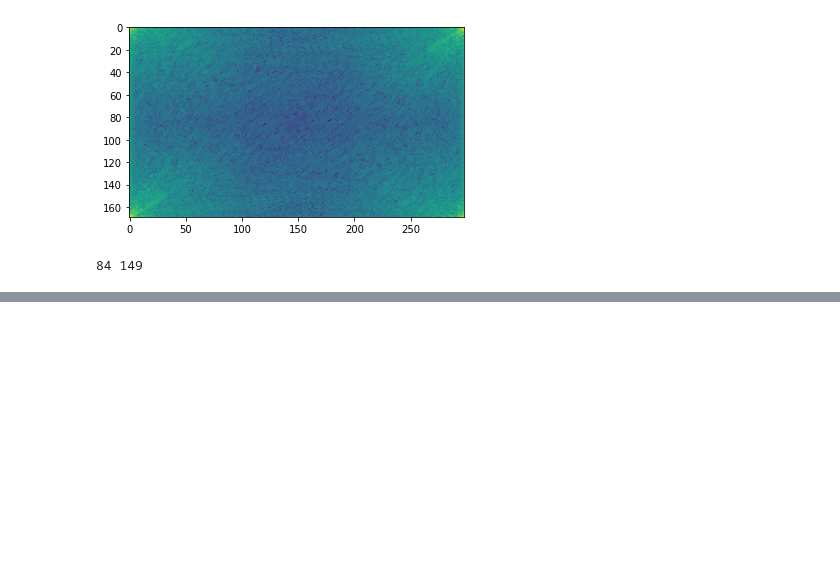
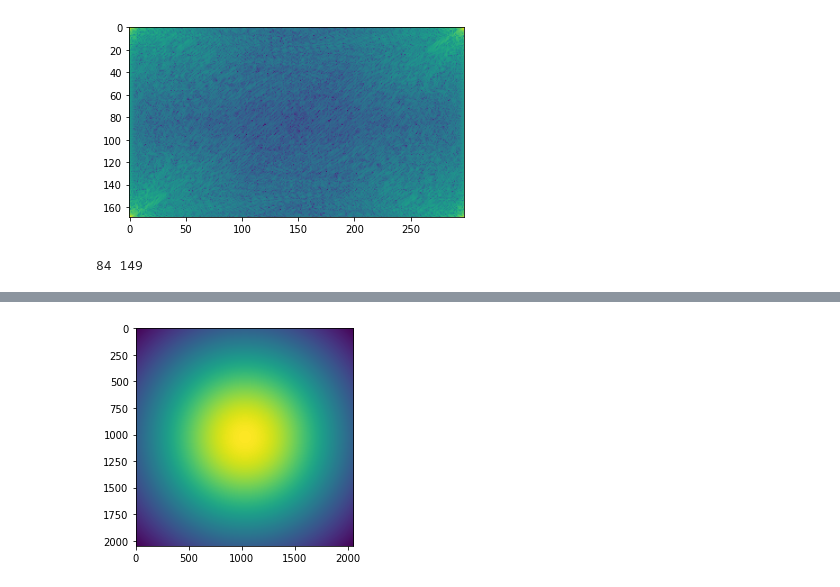
Before and after one commit to bdbejarc/Instrumentos-Opticos, a Jupyter notebook: Codigo.ipynb, the cells around one changed output, grey strips where cells are left out. Drawn from its saved outputs; the diff is of its cells as text; code cells hidden in the pictures; blank space fills up the shorter version.

```diff
--- a/Codigo.ipynb
+++ b/Codigo.ipynb
@@ -158,6 +117,23 @@ k = 2*np.pi/wave_length
 def fun_onda1D(k,x):
     return np.sin(k*x)
 
+# onda esférica
+def spherical_wave(M, N, dx_f,dy_f,z_f, wave_length):
+    # definir espacio coordenado
+    x = np.arange(-int(N/2), -int(N/2), 1)
+    y = np.arange(-int(M/2), -int(M/2), 1)
+    X,Y = np.meshgrid(x,y)
+
+    # dar dimensiones de mundo
+    X = X*dx_f
+    Y = Y*dy_f
+    k= 2* np.pi/wave_length
+    r = np.sqrt(z_f**2 + (X)**+2 + (Y)**2)
+
+    sph= np.exp(1j*k*r)/r
+
+    return sph
+
 onda1D = fun_onda1D(k, wave_range)
 plt.plot(onda1D)
 plt.show()
@@ -263,0 +234,32 @@ Available matplotlib backends: ['tk', 'gtk', 'gtk3', 'gtk4', 'wx', 'qt4', 'qt5',
+# %%
+# onda esférica
+
+def spherical_wave(N, M, dx_f,dy_f,z_f, wave_length):
+    # definir espacio coordenado
+    x = np.arange(-int(N/2), int(N/2), 1)
+    y = np.arange(-int(M/2), int(M/2), 1)
+    x_mat,y_mat = np.meshgrid(x,y)
+
+    # dar dimensiones de mundo
+    x_mat = x_mat*dx_f
+    y_mat = y_mat*dy_f
+    k = 2* np.pi/wave_length
+    r = np.sqrt(z_f**2 + (x_mat)**+2 + (y_mat)**2)
+
+    sph= np.exp(1j*k*r)/r
+
+    return(sph)
+
+mm = 1e-3
+um = 1e-6
+nm = 1e-9
+dx = dy = 1*um
+w_length = 650*nm
+z=1*mm
+sp1 = spherical_wave(2048,2048,dx,dy,z,w_length)
+
+plt.figure()
+plt.imshow(np.abs(sp1)**1)
+plt.show()
+# %% [output]
+[figure, added]
```
Also changed, not shown: parts of 4 cells of this notebook.
